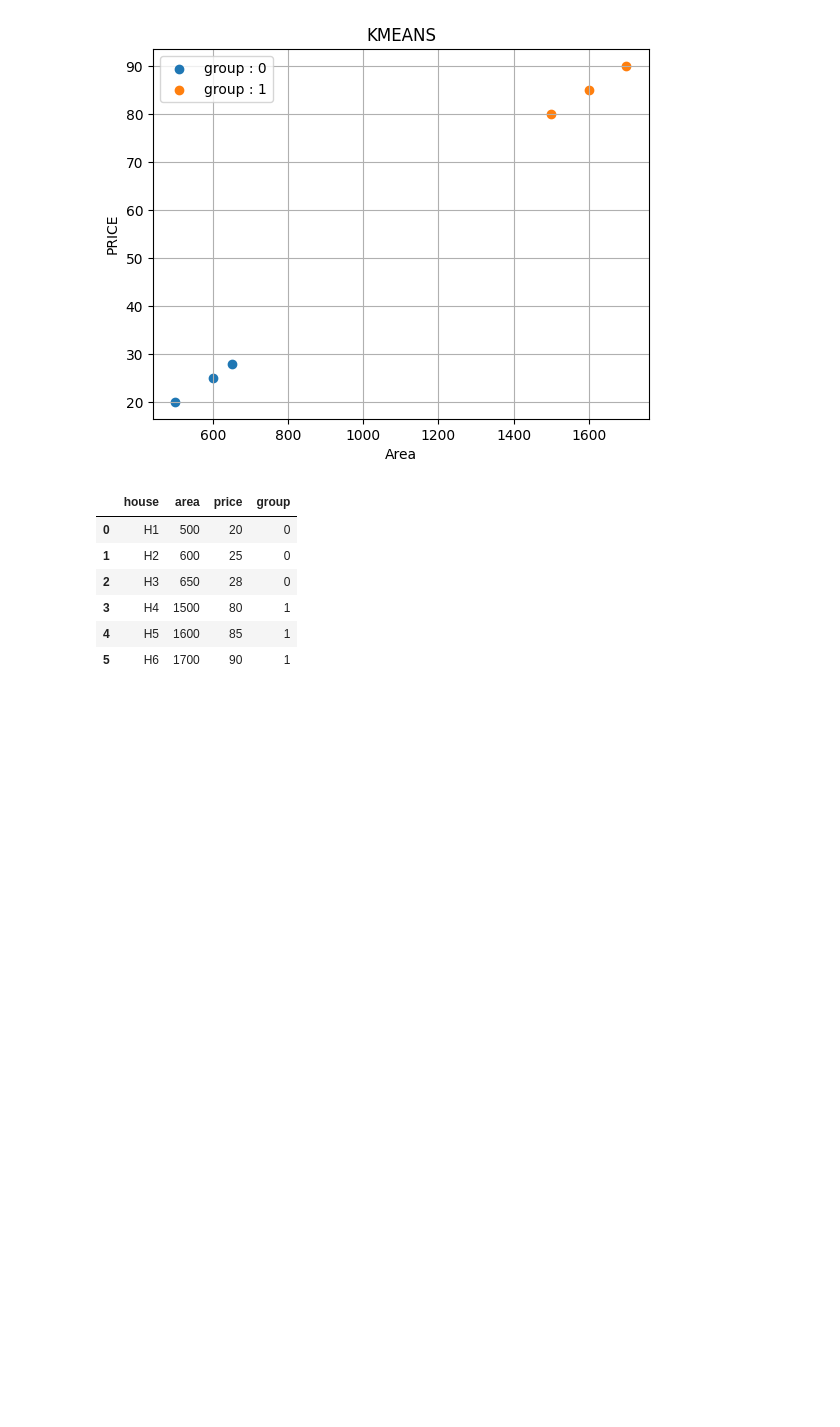
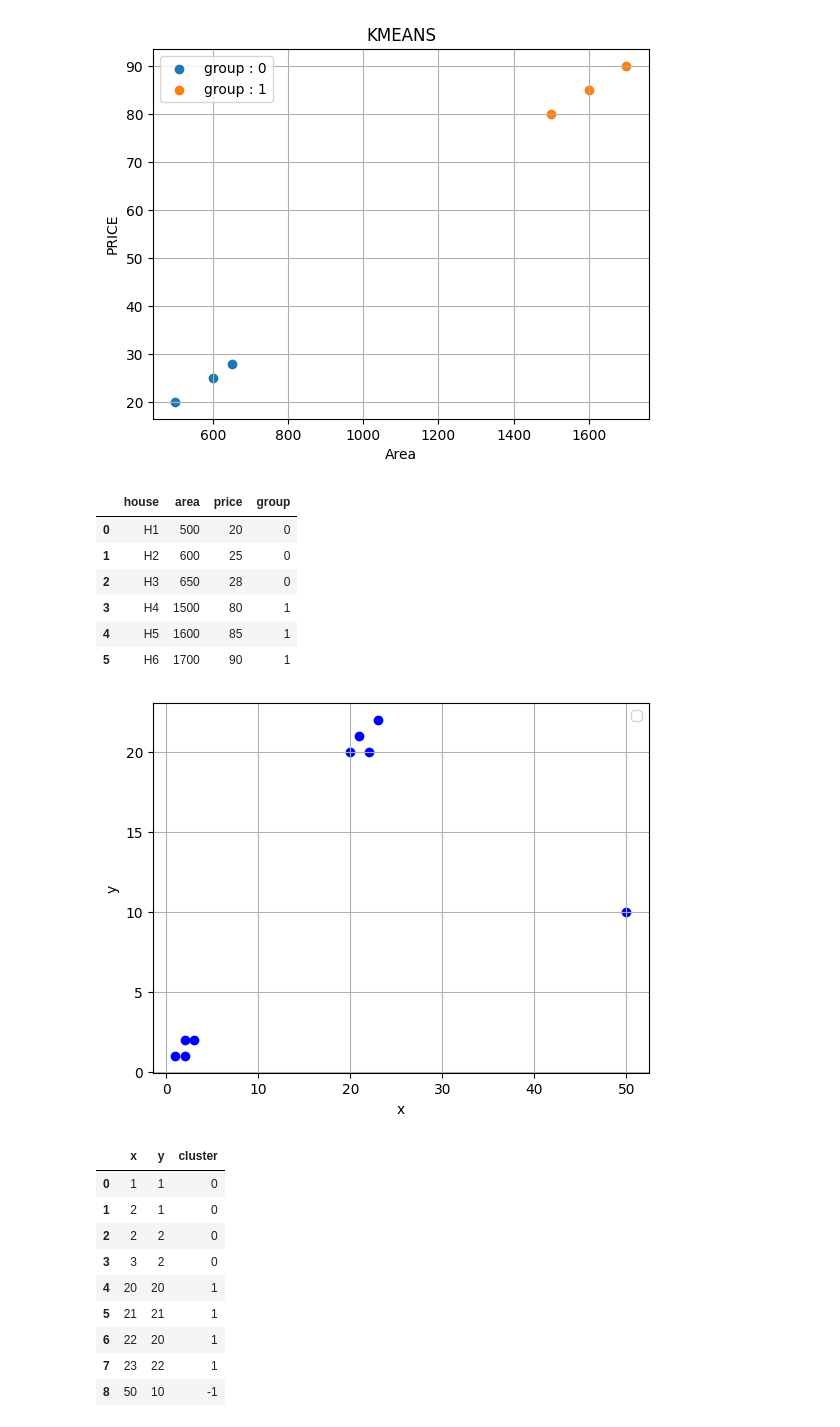
Before and after one commit to ayushpalse01012023-byte/student-performance-app, a Jupyter notebook: k_means.ipynb, the cells around one changed output. Cells and saved outputs as stored; diff of their text form; code cells hidden in the pictures; blank space fills up the shorter version.

```diff
--- a/k_means.ipynb
+++ b/k_means.ipynb
@@ -167,3 +167,41 @@ df
 | 3 | H4 | 1500 | 80 | 1 |
 | 4 | H5 | 1600 | 85 | 1 |
 | 5 | H6 | 1700 | 90 | 1 |
+# %%
+from sklearn.cluster import DBSCAN
+import pandas as pd
+import matplotlib.pyplot as plt
+
+import pandas as pd
+
+df = pd.DataFrame({
+    "x": [1, 2, 2, 3, 20, 21, 22, 23, 50],
+    "y": [1, 1, 2, 2, 20, 21, 20, 22, 10]
+})
+
+X= df[["x", "y"]]
+model = DBSCAN(eps = 4, min_samples =2)
+df["cluster"]= model.fit_predict(X)
+df
+for group in df["cluster"].unique():
+    grouped = df[df["cluster"] == group]
+    plt.scatter(grouped["x"], grouped["y"],color = "blue")
+
+plt.xlabel("x")
+plt.ylabel("y")
+plt.grid(True)
+plt.legend()
+plt.show()
+df
+# %% [output]
+[figure, added]
+|  | x | y | cluster |
+| 0 | 1 | 1 | 0 |
+| 1 | 2 | 1 | 0 |
+| 2 | 2 | 2 | 0 |
+| 3 | 3 | 2 | 0 |
+| 4 | 20 | 20 | 1 |
+| 5 | 21 | 21 | 1 |
+| 6 | 22 | 20 | 1 |
+| 7 | 23 | 22 | 1 |
+| 8 | 50 | 10 | -1 |
```
Also changed, not shown: parts of 2 cells of this notebook.
